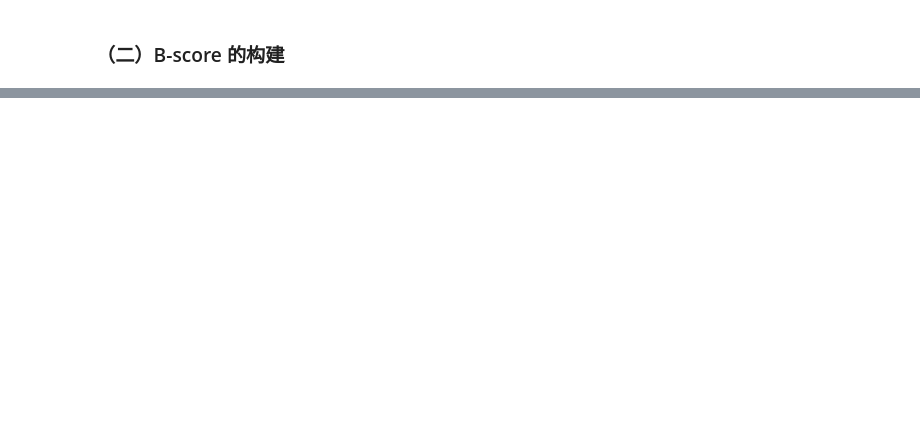
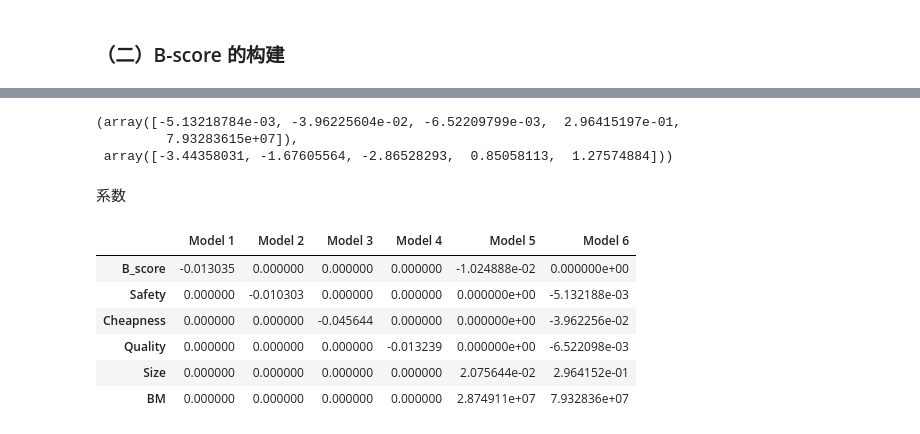
Before and after one commit to dafuzhuu/value_strategy, a Jupyter notebook: term project/main/main.ipynb, the cells around one changed output, grey strips where cells are left out. Cells and saved outputs as stored; diff of their text form; code cells hidden in the pictures; blank space fills up the shorter version.

```diff
--- a/term project/main/main.ipynb
+++ b/term project/main/main.ipynb
@@ -140,0 +513,5 @@ inc_data = process_data(raw_data, "inc")
+# %%
+raw_data["control"] = fetch_data("../data/控制变量/")
+control_data = process_data(raw_data, key="control", variables=["市值A", "账面市值比A"], rel_dir="control",
+                            start_day="2013-12-31", end_day="2023-12-31")
+control_data["市值A"] = np.log(control_data["市值A"])
@@ -140,0 +530,9 @@ inc_data = process_data(raw_data, "inc")
+# %%
+fm_mapping = {
+    "B_score": condom(B_score()),
+    "Safety": condom(Safety()),
+    "Cheapness": condom(Cheapness()),
+    "Quality": condom(Quality()),
+    "Size": condom(control_data["市值A"]),
+    "BM": condom(control_data["账面市值比A"])
+}
@@ -140,0 +609,34 @@ inc_data = process_data(raw_data, "inc")
+# %%
+fm_reg(["B_score"], jobid=1)
+fm_reg(["Safety"], jobid=2)
+fm_reg(["Cheapness"], jobid=3)
+fm_reg(["Quality"], jobid=4)
+fm_reg(["B_score", "Size", "BM"], jobid=5)
+fm_reg(["Safety", "Cheapness", "Quality", "Size", "BM"], jobid=6)
+# %% [output]
+(array([-5.13218784e-03, -3.96225604e-02, -6.52209799e-03,  2.96415197e-01,
+         7.93283615e+07]),
+ array([-3.44358031, -1.67605564, -2.86528293,  0.85058113,  1.27574884]))
+# %%
+def fm_results(id=0):
+    assert (id == 0) | (id == 1), "id should be 0 or 1"
+    fm_coef = pd.DataFrame(0., index=list(fm_mapping.keys()), columns=[f"Model {i+1}" for i in range(6)])
+    fm_coef.loc["B_score", "Model 1"] = fm_reg(["B_score"], jobid=1)[id]
+    fm_coef.loc["Safety", "Model 2"] = fm_reg(["Safety"], jobid=2)[id]
+    fm_coef.loc["Cheapness", "Model 3"] = fm_reg(["Cheapness"], jobid=3)[id]
+    fm_coef.loc["Quality", "Model 4"] = fm_reg(["Quality"], jobid=4)[id]
+    fm_coef.loc[["B_score", "Size", "BM"], "Model 5"] = fm_reg(["B_score", "Size", "BM"], jobid=5)[id]
+    fm_coef.loc[["Safety", "Cheapness", "Quality", "Size", "BM"], "Model 6"] = fm_reg(["Safety", "Cheapness", "Quality", "Size", "BM"], jobid=6)[id]
+    return fm_coef
+# %% [markdown]
+系数
+# %%
+fm_results(id=0)
+# %% [output]
+|  | Model 1 | Model 2 | Model 3 | Model 4 | Model 5 | Model 6 |
+| B_score | -0.013035 | 0.000000 | 0.000000 | 0.000000 | -1.024888e-02 | 0.000000e+00 |
+| Safety | 0.000000 | -0.010303 | 0.000000 | 0.000000 | 0.000000e+00 | -5.132188e-03 |
+| Cheapness | 0.000000 | 0.000000 | -0.045644 | 0.000000 | 0.000000e+00 | -3.962256e-02 |
+| Quality | 0.000000 | 0.000000 | 0.000000 | -0.013239 | 0.000000e+00 | -6.522098e-03 |
+| Size | 0.000000 | 0.000000 | 0.000000 | 0.000000 | 2.075644e-02 | 2.964152e-01 |
+| BM | 0.000000 | 0.000000 | 0.000000 | 0.000000 | 2.874911e+07 | 7.932836e+07 |
```
Also changed, not shown: parts of 38 cells of this notebook, 42 other files.
